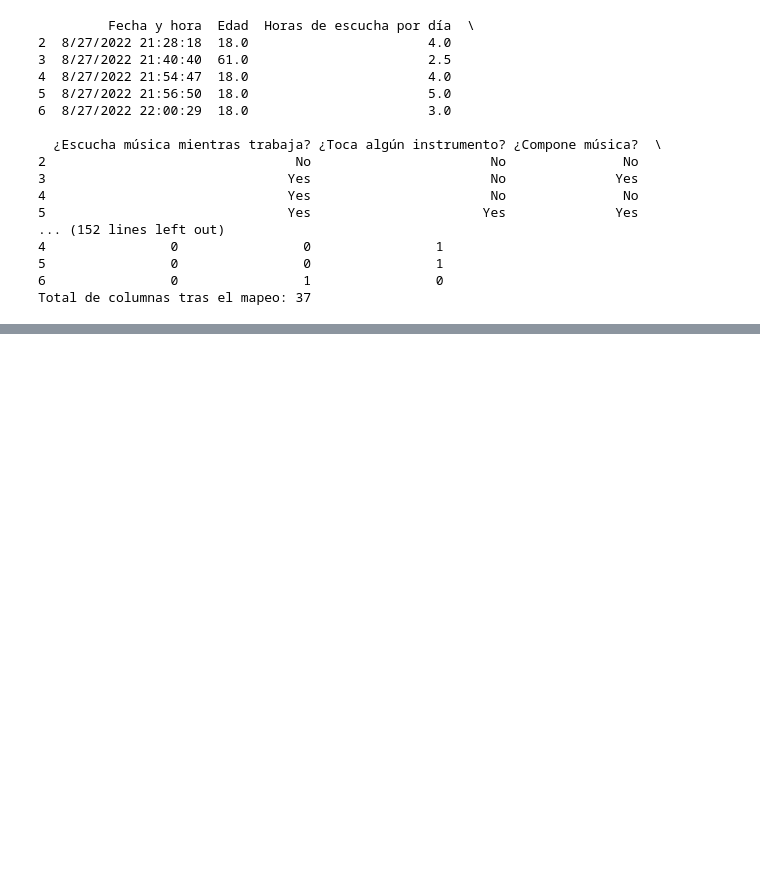
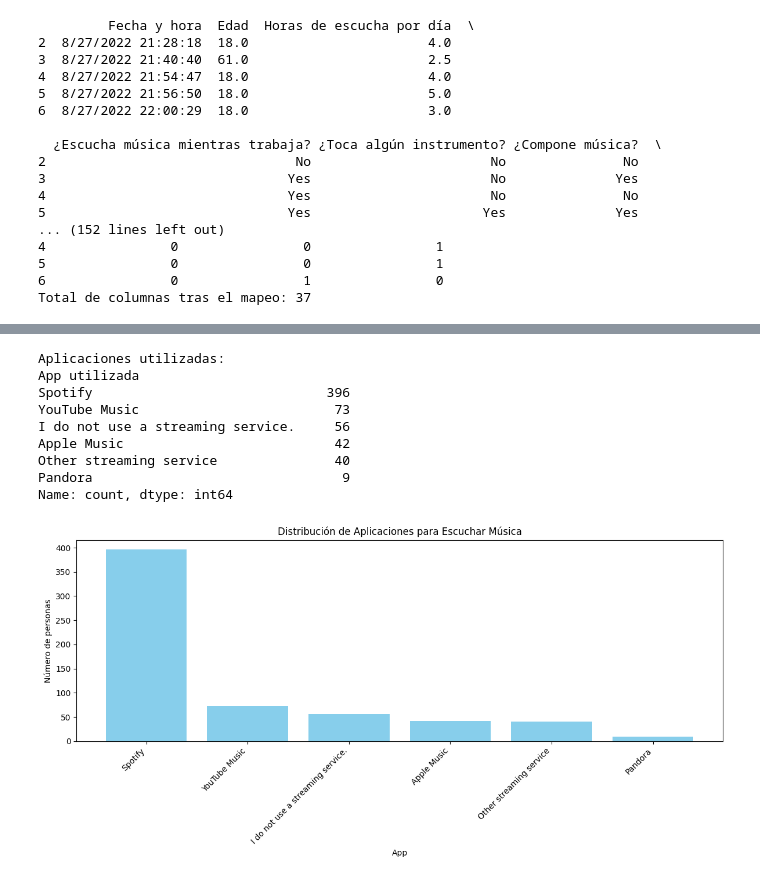
Before and after one commit to masolopa/MINERIADEDATOS, a Jupyter notebook: EV2.ipynb, the cells around one changed output, grey strips where cells are left out. Drawn from its saved outputs; the diff is of its cells as text; code cells hidden in the pictures; blank space fills up the shorter version.

```diff
--- a/EV2.ipynb
+++ b/EV2.ipynb
@@ -904,0 +506,26 @@ sns.heatmap(df2[cnum_df2].corr(), vmin=-1 , vmax=+1, annot=True, cmap="coolwarm"
+# %%
+# Distribución de apps utilizadas para escuchar música
+app_count = df['App utilizada'].value_counts()
+print("Aplicaciones utilizadas:")
+print(app_count)
+
+# Creando el gráfico de barras
+plt.figure(figsize=(12, 6))
+plt.bar(range(len(app_count)), app_count.values, color='skyblue')
+plt.xlabel('App')
+plt.ylabel('Número de personas')
+plt.title('Distribución de Aplicaciones para Escuchar Música')
+plt.xticks(range(len(app_count)), app_count.index, rotation=45, ha='right')
+plt.tight_layout()
+plt.show()
+# %% [output]
+Aplicaciones utilizadas:
+App utilizada
+Spotify                              396
+YouTube Music                         73
+I do not use a streaming service.     56
+Apple Music                           42
+Other streaming service               40
+Pandora                                9
+Name: count, dtype: int64
+[figure, added]
```
Also changed, not shown: parts of 87 cells of this notebook.
